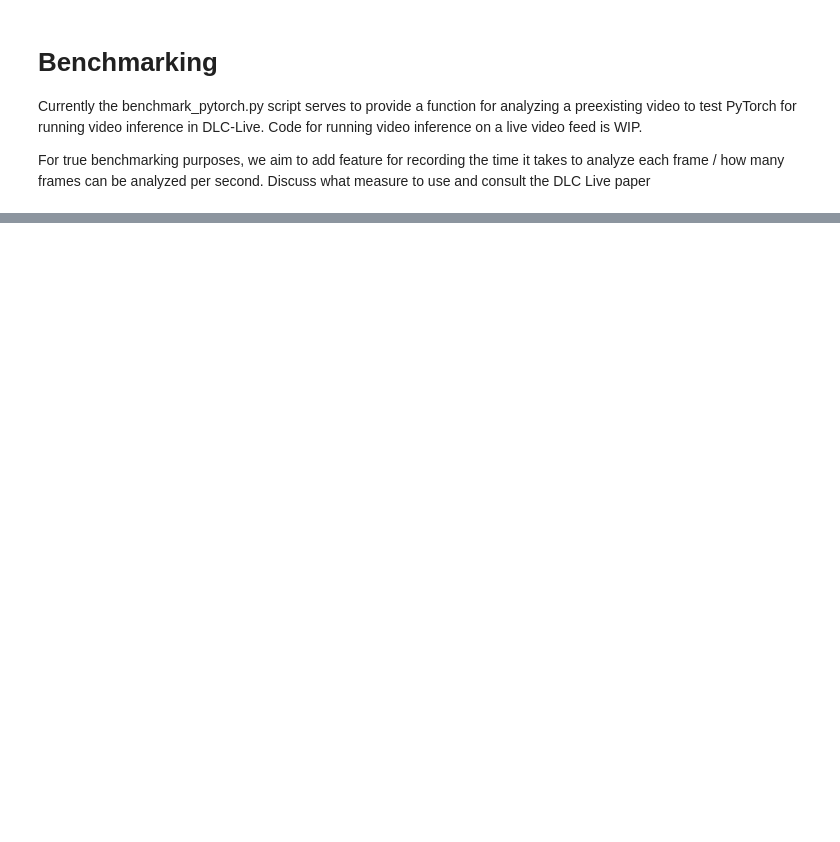
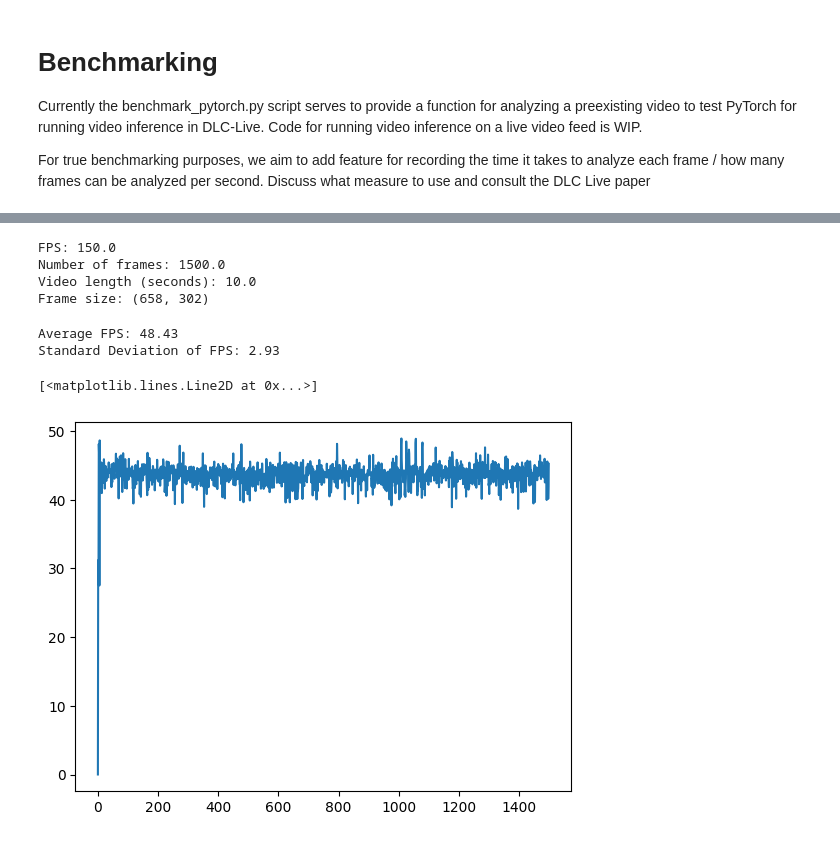
Before and after one commit to DeepLabCutAIResidency/DLC_AI2024, a Jupyter notebook: DeepLabCut-live/DLCLive-Demo.ipynb, the cells around one changed output, grey strips where cells are left out. Cells and saved outputs as stored; diff of their text form; code cells hidden in the pictures; blank space fills up the shorter version.

```diff
--- a/DeepLabCut-live/DLCLive-Demo.ipynb
+++ b/DeepLabCut-live/DLCLive-Demo.ipynb
@@ -226,2 +301,82 @@ dlc_live.sess.get_providers()
+# %%
+import cv2
+
+def get_video_characteristics(video_path):
+    """
+    Extracts the FPS, number of frames, length in seconds, and frame size of a video.
+
+    Args:
+        video_path (str): The path to the video file.
+
+    Returns:
+        tuple: A tuple containing the FPS, number of frames, length in seconds, and frame size.
+    """
+
+    cap = cv2.VideoCapture(video_path)
+
+    # Get video properties
+    fps = cap.get(cv2.CAP_PROP_FPS)
+    frame_count = cap.get(cv2.CAP_PROP_FRAME_COUNT)
+    frame_width = int(cap.get(cv2.CAP_PROP_FRAME_WIDTH))
+    frame_height = int(cap.get(cv2.CAP_PROP_FRAME_HEIGHT))
+
+    # Calculate video length in seconds
+    video_length = frame_count / fps
+
+    cap.release()
+
+    return fps, frame_count, video_length, (frame_width, frame_height)
+
+# Example usage:
+video_path = "/media/dikra/PhD/DATA/DLC24_Data/dlc-live-dummy/ventral-gait/1_20cms_0degUP_first.avi"
+fps, frame_count, video_length, frame_size = get_video_characteristics(video_path)
+
+print("FPS:", fps)
+print("Number of frames:", frame_count)
+print("Video length (seconds):", video_length)
+print("Frame size:", frame_size)
+# %% [output]
+FPS: 150.0
+Number of frames: 1500.0
+Video length (seconds): 10.0
+Frame size: (658, 302)
+# %%
+import numpy as np
+
+def calculate_fps_stats(inference_times):
+    """
+    Calculates the average FPS rate and its standard deviation from a list of inference times.
+
+    Args:
+        inference_times (list): A list of inference times in seconds.
+
+    Returns:
+        tuple: A tuple containing the average FPS rate and its standard deviation.
+    """
+
+    # Calculate FPS for each frame
+    fps_values = [1 / time for time in inference_times]
+
+    # Calculate average FPS
+    average_fps = np.mean(fps_values)
+
+    # Calculate standard deviation of FPS
+    std_dev_fps = np.std(fps_values)
+
+    return average_fps, std_dev_fps, fps_values
+
+  # Replace with your actual inference times
+average_fps, std_dev_fps, fps = calculate_fps_stats(times[1:])
+
+print("Average FPS:", np.round((average_fps), 2))
+print("Standard Deviation of FPS:", np.round((std_dev_fps), 2))
+# %% [output]
+Average FPS: 48.43
+Standard Deviation of FPS: 2.93
+# %%
+plt.plot(fps)
+# %% [output]
+[<matplotlib.lines.Line2D at 0x...>]
+[figure, added]
 # %%
 dlc_live.display.destroy()
```
Also changed, not shown: parts of 17 cells of this notebook, 3 other files.
